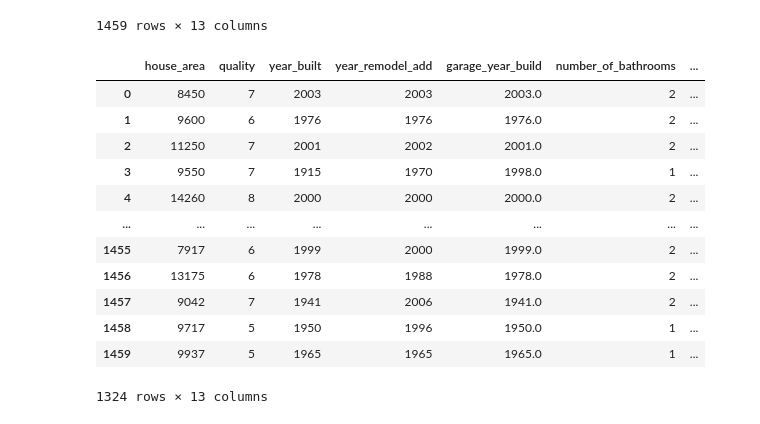
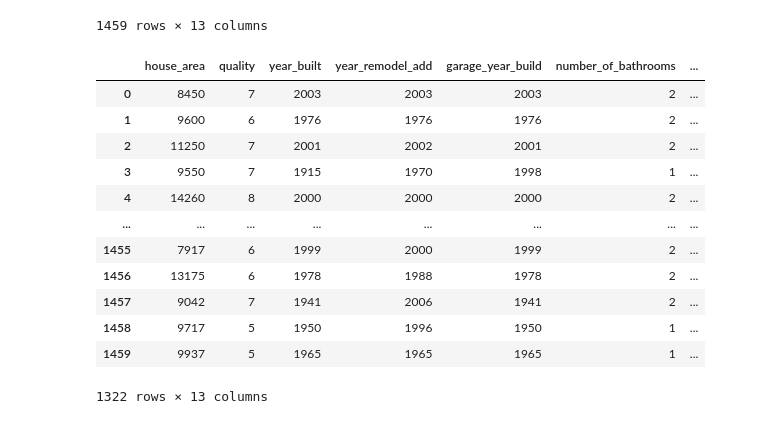
Before and after one commit to ahmedhany14/House-Prices-Prediction, a Jupyter notebook: Data_Cleaning/main_file.ipynb, the cells around one changed output. Drawn from its saved outputs; the diff is of its cells as text; code cells hidden in the pictures.

```diff
--- a/Data_Cleaning/main_file.ipynb
+++ b/Data_Cleaning/main_file.ipynb
@@ -248,7 +285,7 @@ sns.boxenplot(df["basement_area"], ax=axe[0])
 sns.lineplot(x=df["basement_area"], y=df["SalePrice"], ax=axe[1])
 sns.scatterplot(x=df["basement_area"], y=df["SalePrice"], ax=axe[2])
 
-feature = df
+numerical_features = df
 # %% [output]
 [figure]
 # %% [markdown]
@@ -275,8 +320,8 @@ print(feature["grade_living_area"].quantile(0.002))
 [figure]
 # %%
-Q1 = feature["grade_living_area"].quantile(0.002)
-Q2 = feature["grade_living_area"].quantile(0.98)
-df = clean.remove_outliers_quantile(Q1, Q2, "grade_living_area", feature)
+Q1 = numerical_features["grade_living_area"].quantile(0.002)
+Q2 = numerical_features["grade_living_area"].quantile(0.98)
+df = clean.remove_outliers_quantile(Q1, Q2, "grade_living_area", numerical_features)
 # %% [output]
 31
 # %%
@@ -285,6 +330,6 @@ fig, axe = plt.subplots(1, 3, figsize=(15, 5))
 sns.boxenplot(df["grade_living_area"], ax=axe[0])
 sns.lineplot(x=df["grade_living_area"], y=df["SalePrice"], ax=axe[1])
 sns.scatterplot(x=df["grade_living_area"], y=df["SalePrice"], ax=axe[2])
-feature = df
+numerical_features = df
 # %% [output]
 [figure]
@@ -307,6 +352,8 @@ feature
 # %%
 for col in test.columns:
     test[col] = test[col].astype({col: "int32"})
+for col in numerical_features.columns:
+    numerical_features[col] = numerical_features[col].astype({col: "int32"})
 # %%
 test.to_csv(
     r"/home/ahmed/Ai/Data science and Ml projects/House-Prices-Prediction---Data-Science-Ml-project/final_cleaned_datasets/test.csv"
@@ -330,19 +377,19 @@ test
 | 1457 | 10441 | 5 | 1992 | 1992 | 1977 | 1 | ... |
 | 1458 | 9627 | 7 | 1993 | 1994 | 1993 | 2 | ... |
 1459 rows × 13 columns
-# %%
-feature
-# %% [output]
-|  | house_area | quality | year_built | year_remodel_add | garage_year_build | number_of_bathrooms | ... |
-| 0 | 8450 | 7 | 2003 | 2003 | 2003.0 | 2 | ... |
-| 1 | 9600 | 6 | 1976 | 1976 | 1976.0 | 2 | ... |
-| 2 | 11250 | 7 | 2001 | 2002 | 2001.0 | 2 | ... |
-| 3 | 9550 | 7 | 1915 | 1970 | 1998.0 | 1 | ... |
-| 4 | 14260 | 8 | 2000 | 2000 | 2000.0 | 2 | ... |
-| ... | ... | ... | ... | ... | ... | ... | ... |
-| 1455 | 7917 | 6 | 1999 | 2000 | 1999.0 | 2 | ... |
-| 1456 | 13175 | 6 | 1978 | 1988 | 1978.0 | 2 | ... |
-| 1457 | 9042 | 7 | 1941 | 2006 | 1941.0 | 2 | ... |
-| 1458 | 9717 | 5 | 1950 | 1996 | 1950.0 | 1 | ... |
-| 1459 | 9937 | 5 | 1965 | 1965 | 1965.0 | 1 | ... |
-1324 rows × 13 columns
+# %%
+numerical_features
+# %% [output]
+|  | house_area | quality | year_built | year_remodel_add | garage_year_build | number_of_bathrooms | ... |
+| 0 | 8450 | 7 | 2003 | 2003 | 2003 | 2 | ... |
+| 1 | 9600 | 6 | 1976 | 1976 | 1976 | 2 | ... |
+| 2 | 11250 | 7 | 2001 | 2002 | 2001 | 2 | ... |
+| 3 | 9550 | 7 | 1915 | 1970 | 1998 | 1 | ... |
+| 4 | 14260 | 8 | 2000 | 2000 | 2000 | 2 | ... |
+| ... | ... | ... | ... | ... | ... | ... | ... |
+| 1455 | 7917 | 6 | 1999 | 2000 | 1999 | 2 | ... |
+| 1456 | 13175 | 6 | 1978 | 1988 | 1978 | 2 | ... |
+| 1457 | 9042 | 7 | 1941 | 2006 | 1941 | 2 | ... |
+| 1458 | 9717 | 5 | 1950 | 1996 | 1950 | 1 | ... |
+| 1459 | 9937 | 5 | 1965 | 1965 | 1965 | 1 | ... |
+1322 rows × 13 columns
```
Also changed, not shown: parts of 18 cells of this notebook, 3 other files.
